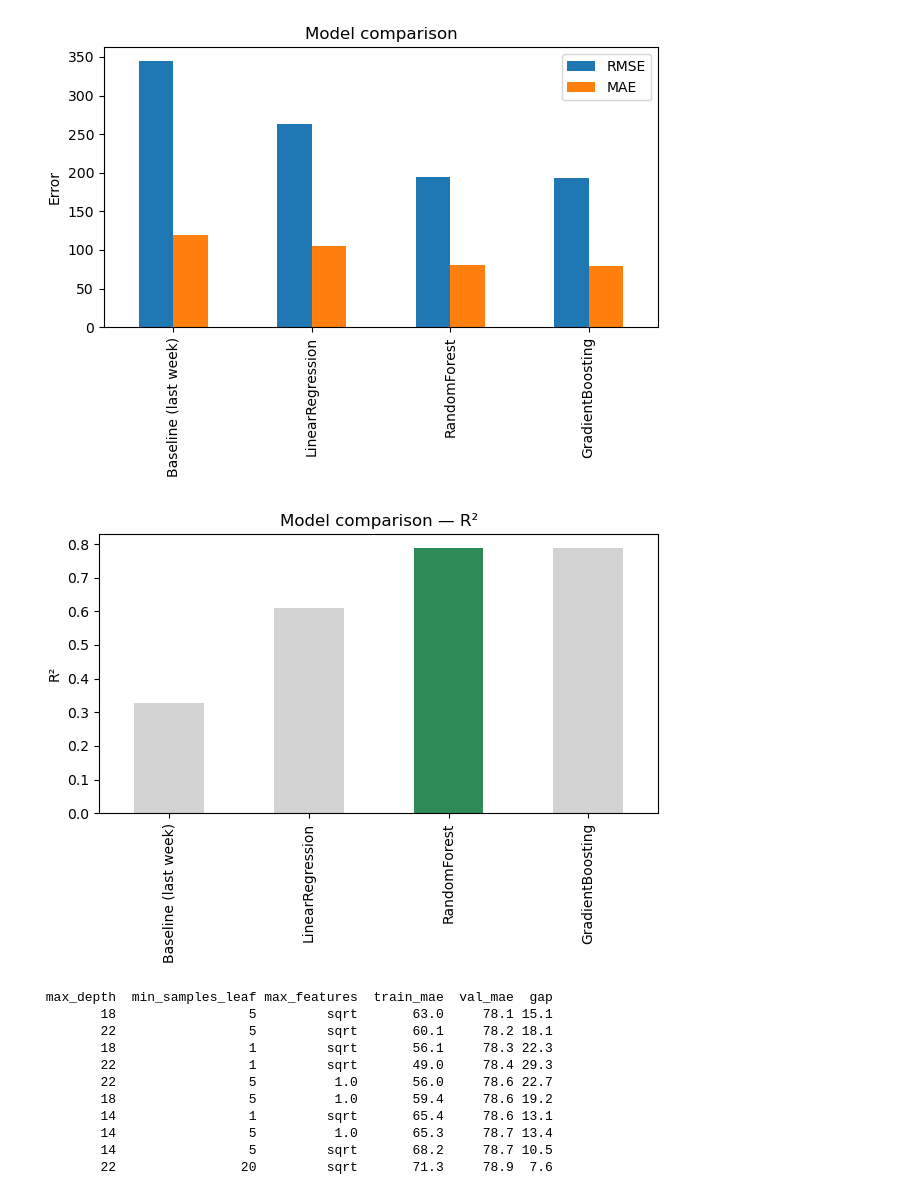
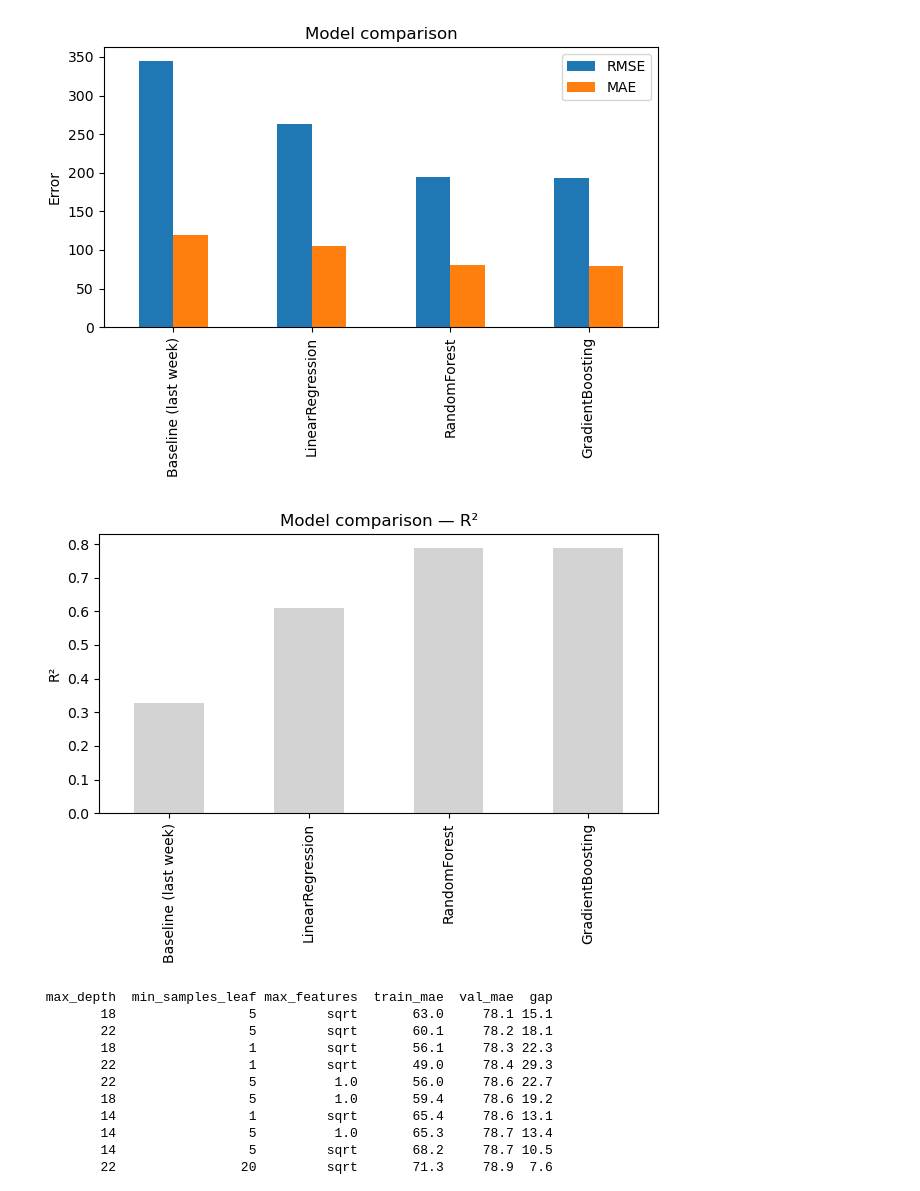
Before and after one commit to davehaughton/prepcast-project, a Jupyter notebook: dataset-discovery.ipynb, the cells around one changed output. Saved outputs shown, nothing was run; the diff lists cells and outputs as text; code cells hidden in the pictures.

```diff
--- a/dataset-discovery.ipynb
+++ b/dataset-discovery.ipynb
@@ -565,13 +565,13 @@ plt.show()
 # %% [output]
 [figure]
 # %%
-colors = ["seagreen" if m == "RandomForest" else "lightgray" for m in results_df.index]
+colors = ["lightgray" if m == "RandomForest" else "lightgray" for m in results_df.index]
 results_df["R2"].plot(kind="bar", color=colors)
 
 plt.title("Model comparison — R²")
 plt.ylabel("R²")
 plt.tight_layout()
 plt.show()
 # %% [output]
-[figure, old version]
+[figure, new version]
 # %%
```
Also changed, not shown: parts of 3 cells of this notebook.
